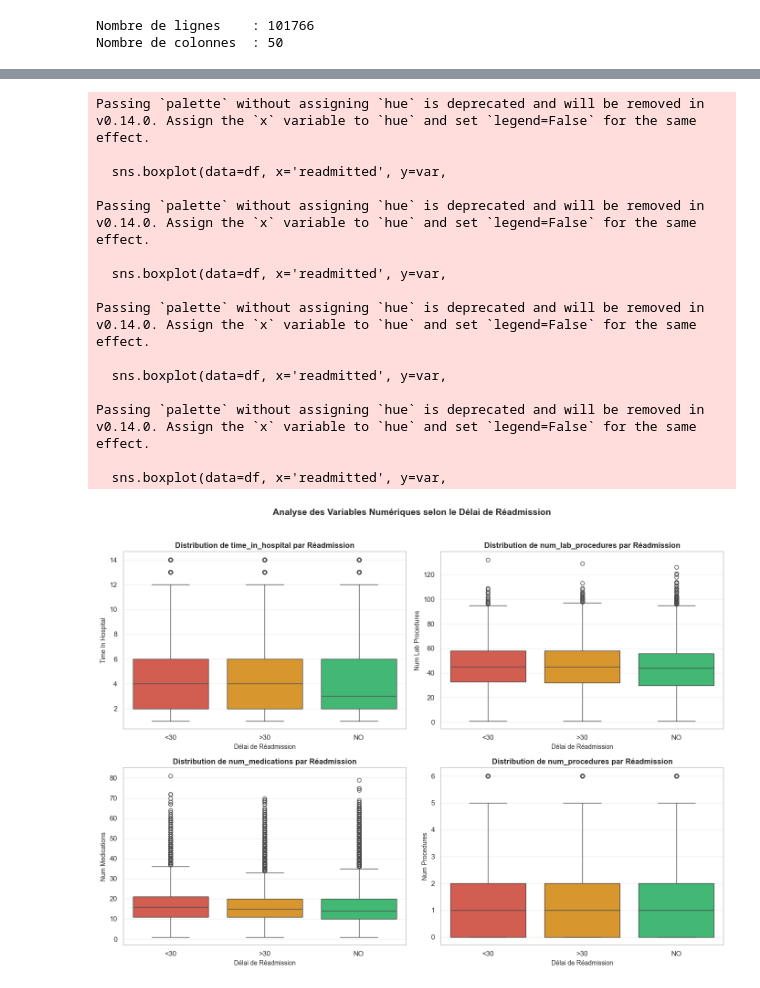
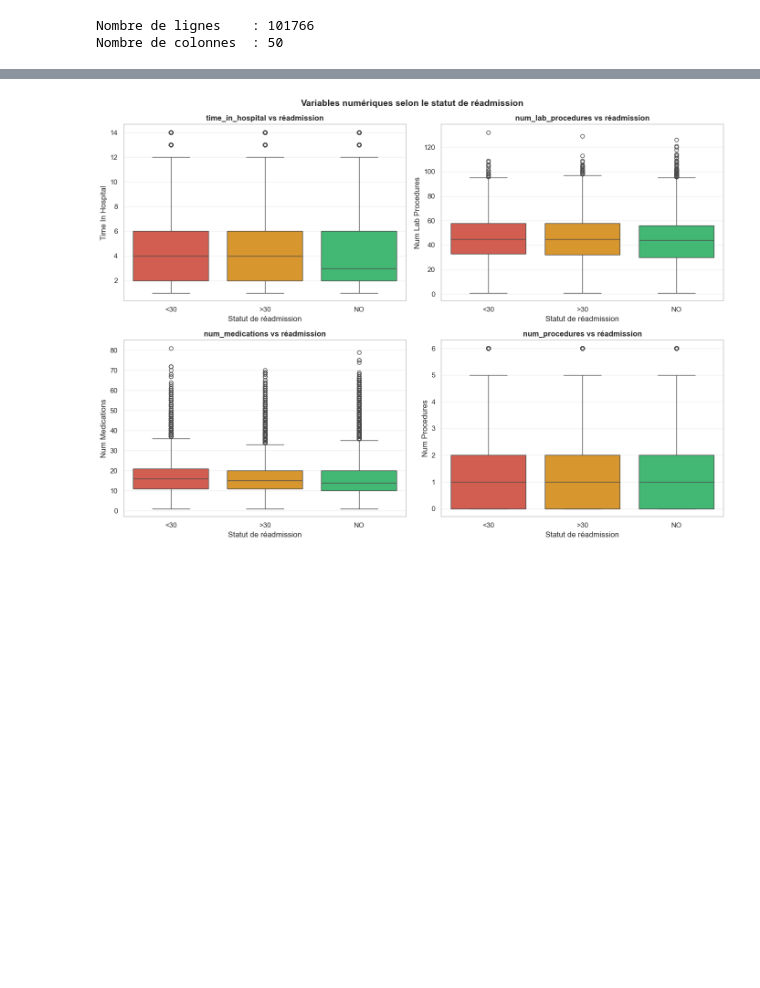
Before and after one commit to malek-ksouri/diabetes-readmission-prediction, a Jupyter notebook: notebooks/01exploration.ipynb, the cells around one changed output, grey strips where cells are left out. Saved outputs shown, nothing was run; the diff lists cells and outputs as text; code cells hidden in the pictures; blank space fills up the shorter version.

```diff
--- a/notebooks/01exploration.ipynb
+++ b/notebooks/01exploration.ipynb
@@ -329,46 +521,35 @@ Liste des variables catégorielles :
 # %%
+# =============================================================
+# CELLULE 11 — VARIABLES NUMÉRIQUES VS CIBLE (BOXPLOTS)
+# =============================================================
 
+variables = ["time_in_hospital", "num_lab_procedures",
+             "num_medications", "num_procedures"]
 
-# Sélectionner les variables pertinentes
-boxplot_vars = ['time_in_hospital', 'num_lab_procedures', 'num_medications', 'num_procedures']
-
-# Créer une figure avec 4 sous-graphiques
 fig, axes = plt.subplots(2, 2, figsize=(14, 10))
 axes = axes.flatten()
 
-for i, var in enumerate(boxplot_vars):
+for i, var in enumerate(variables):
     ax = axes[i]
 
-    # Boxplot avec ordre logique (<30, >30, NO)
-    sns.boxplot(data=df, x='readmitted', y=var,
-                order=['<30', '>30', 'NO'],
-                palette=['#E74C3C', '#F39C12', '#2ECC71'],
+    sns.boxplot(data=df, x="readmitted", y=var,
+                hue="readmitted",
+                order=["<30", ">30", "NO"],
+                palette={"<30": "#E74C3C",
+                         ">30": "#F39C12",
+                         "NO" : "#2ECC71"},
+                legend=False,
                 ax=ax)
 
-    # Titre et labels
-    ax.set_title(f'Distribution de {var} par Réadmission', fontsize=12, fontweight='bold')
-    ax.set_xlabel('Délai de Réadmission', fontsize=10)
-    ax.set_ylabel(var.replace('_', ' ').title(), fontsize=10)
-    ax.grid(axis='y', alpha=0.3)
+    ax.set_title(f"{var} vs réadmission",
+                 fontsize=12, fontweight="bold")
+    ax.set_xlabel("Statut de réadmission")
+    ax.set_ylabel(var.replace("_", " ").title())
+    ax.grid(axis="y", alpha=0.3)
 
-plt.suptitle('Analyse des Variables Numériques selon le Délai de Réadmission',
-             fontsize=14, fontweight='bold', y=1.02)
+plt.suptitle("Variables numériques selon le statut de réadmission",
+             fontsize=14, fontweight="bold", y=0.98)
 plt.tight_layout()
 plt.show()
 # %% [output]
-Passing `palette` without assigning `hue` is deprecated and will be removed in v0.14.0. Assign the `x` variable to `hue` and set `legend=False` for the same effect.
-
-  sns.boxplot(data=df, x='readmitted', y=var,
-
-Passing `palette` without assigning `hue` is deprecated and will be removed in v0.14.0. Assign the `x` variable to `hue` and set `legend=False` for the same effect.
-
-  sns.boxplot(data=df, x='readmitted', y=var,
-
-Passing `palette` without assigning `hue` is deprecated and will be removed in v0.14.0. Assign the `x` variable to `hue` and set `legend=False` for the same effect.
-
-  sns.boxplot(data=df, x='readmitted', y=var,
-
-Passing `palette` without assigning `hue` is deprecated and will be removed in v0.14.0. Assign the `x` variable to `hue` and set `legend=False` for the same effect.
-
-  sns.boxplot(data=df, x='readmitted', y=var,
-[figure, old version]
+[figure, new version]
```
Also changed, not shown: parts of 27 cells of this notebook.
